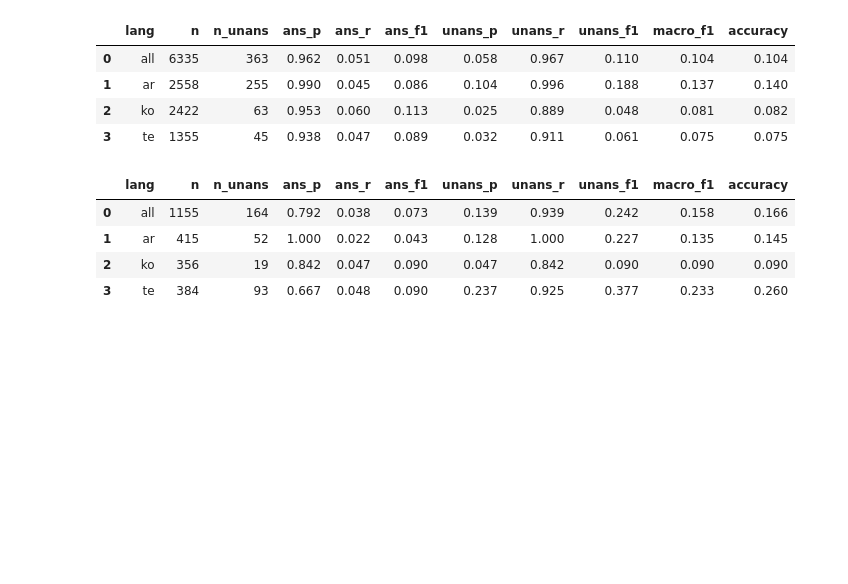
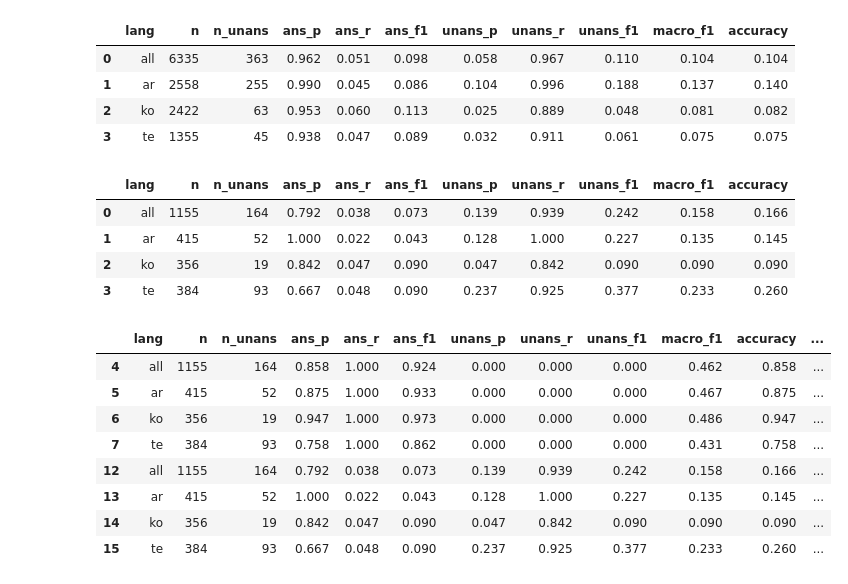
Before and after one commit to Legenden84/msc-nlp-2026, a Jupyter notebook: project_notebooks/nlp_project_w36.ipynb, the cells around one changed output. Drawn from its saved outputs; the diff is of its cells as text; code cells hidden in the pictures; blank space fills up the shorter version.

```diff
--- a/project_notebooks/nlp_project_w36.ipynb
+++ b/project_notebooks/nlp_project_w36.ipynb
@@ -39,0 +42,4 @@ from sklearn.metrics import classification_report
+# %%
+ROOT_DIR = ipynbname.path().parent
+ROOT_DIR = Path(ROOT_DIR)
+print(ROOT_DIR)
@@ -451,0 +466,13 @@ evaluate_answerability(df_val, "pred_rule")
+# %%
+w36_baselines = pd.read_json(ROOT_DIR / "w36_baselines.json")
+w36_baselines[w36_baselines["split"] == "val"]
+# %% [output]
+|  | lang | n | n_unans | ans_p | ans_r | ans_f1 | unans_p | unans_r | unans_f1 | macro_f1 | accuracy | ... |
+| 4 | all | 1155 | 164 | 0.858 | 1.000 | 0.924 | 0.000 | 0.000 | 0.000 | 0.462 | 0.858 | ... |
+| 5 | ar | 415 | 52 | 0.875 | 1.000 | 0.933 | 0.000 | 0.000 | 0.000 | 0.467 | 0.875 | ... |
+| 6 | ko | 356 | 19 | 0.947 | 1.000 | 0.973 | 0.000 | 0.000 | 0.000 | 0.486 | 0.947 | ... |
+| 7 | te | 384 | 93 | 0.758 | 1.000 | 0.862 | 0.000 | 0.000 | 0.000 | 0.431 | 0.758 | ... |
+| 12 | all | 1155 | 164 | 0.792 | 0.038 | 0.073 | 0.139 | 0.939 | 0.242 | 0.158 | 0.166 | ... |
+| 13 | ar | 415 | 52 | 1.000 | 0.022 | 0.043 | 0.128 | 1.000 | 0.227 | 0.135 | 0.145 | ... |
+| 14 | ko | 356 | 19 | 0.842 | 0.047 | 0.090 | 0.047 | 0.842 | 0.090 | 0.090 | 0.090 | ... |
+| 15 | te | 384 | 93 | 0.667 | 0.048 | 0.090 | 0.237 | 0.925 | 0.377 | 0.233 | 0.260 | ... |
```
Also changed, not shown: parts of 3 cells of this notebook, 2 other files.
